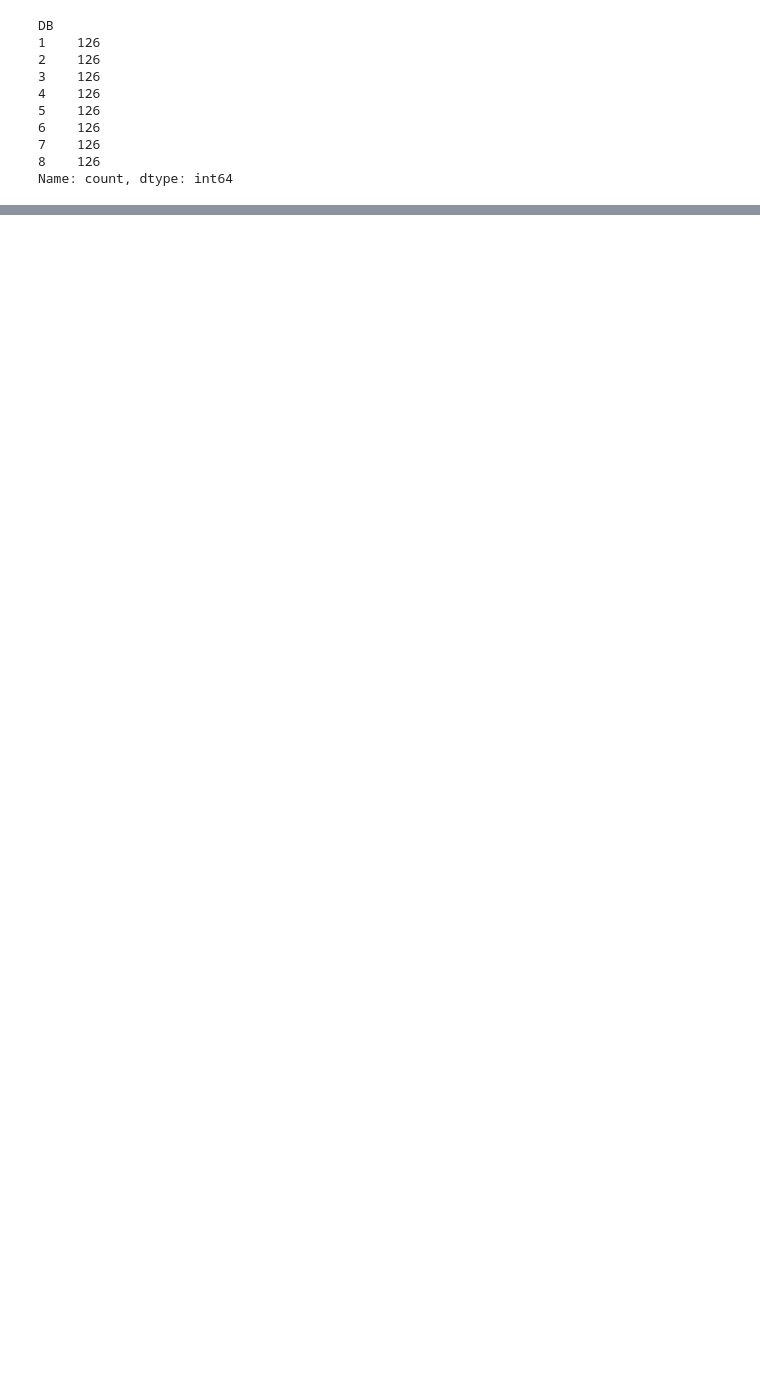
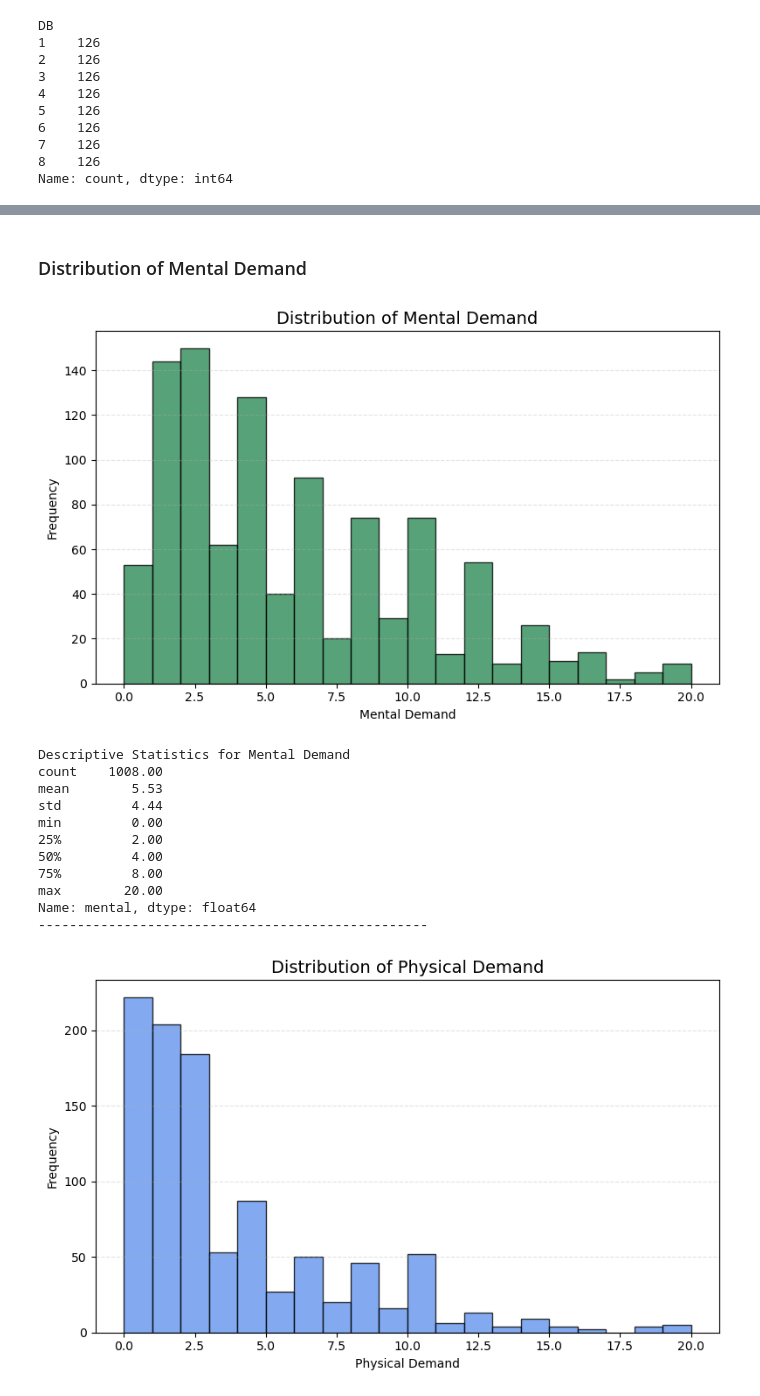
Before and after one commit to Chakuunaa/Evaluating-Dashboard-Design-Effectiveness-in-Data-Analytics, a Jupyter notebook: notebooks/01_Dissertation_Analysis.ipynb, the cells around one changed output, grey strips where cells are left out. Saved outputs shown, nothing was run; the diff lists cells and outputs as text; code cells hidden in the pictures; blank space fills up the shorter version.

```diff
--- a/notebooks/01_Dissertation_Analysis.ipynb
+++ b/notebooks/01_Dissertation_Analysis.ipynb
@@ -128,0 +265,74 @@ Name: count, dtype: int64
+# %% [markdown]
+### Distribution of Mental Demand
+# %%
+# NASA-TLX variables
+workload_columns = [
+    "mental",
+    "physical",
+    "temporal",
+    "effort",
+    "frustration",
+    "performance"
+]
+
+# Different colours for each variable
+colors = {
+    "mental": "seagreen",
+    "physical": "cornflowerblue",
+    "temporal": "darkorange",
+    "effort": "mediumpurple",
+    "frustration": "indianred",
+    "performance": "teal"
+}
+
+# Clear chart titles
+titles = {
+    "mental": "Distribution of Mental Demand",
+    "physical": "Distribution of Physical Demand",
+    "temporal": "Distribution of Temporal Demand",
+    "effort": "Distribution of Effort",
+    "frustration": "Distribution of Frustration",
+    "performance": "Distribution of Performance"
+}
+
+for column in workload_columns:
+    plt.figure(figsize=(8, 5))
+
+    plt.hist(
+        df[column].dropna(),
+        bins=20,
+        color=colors[column],
+        edgecolor="black",
+        alpha=0.8
+    )
+
+    plt.title(titles[column], fontsize=14)
+    plt.xlabel(titles[column].replace("Distribution of ", ""))
+    plt.ylabel("Frequency")
+
+    plt.grid(
+        axis="y",
+        linestyle="--",
+        alpha=0.35
+    )
+
+    plt.tight_layout()
+    plt.show()
+
+    print(f"Descriptive Statistics for {titles[column].replace('Distribution of ', '')}")
+    print(df[column].describe().round(2))
+    print("-" * 50)
+# %% [output]
+[figure, added]
+Descriptive Statistics for Mental Demand
+count    1008.00
+mean        5.53
+std         4.44
+min         0.00
+25%         2.00
+50%         4.00
+75%         8.00
+max        20.00
+Name: mental, dtype: float64
+--------------------------------------------------
+[figure, added]
```
Also changed, not shown: parts of 37 cells of this notebook.
